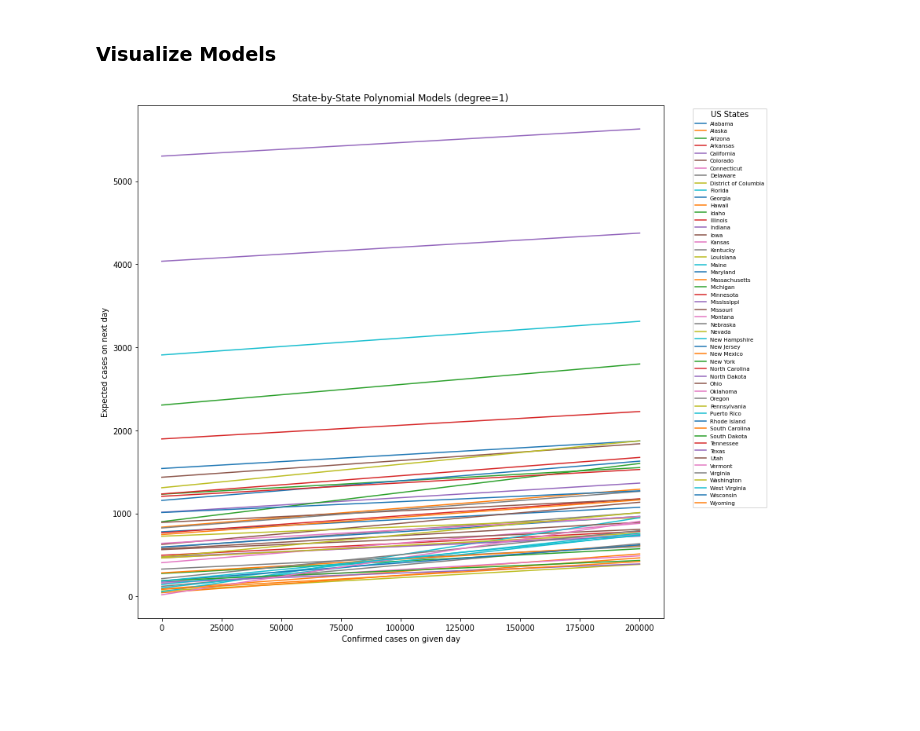
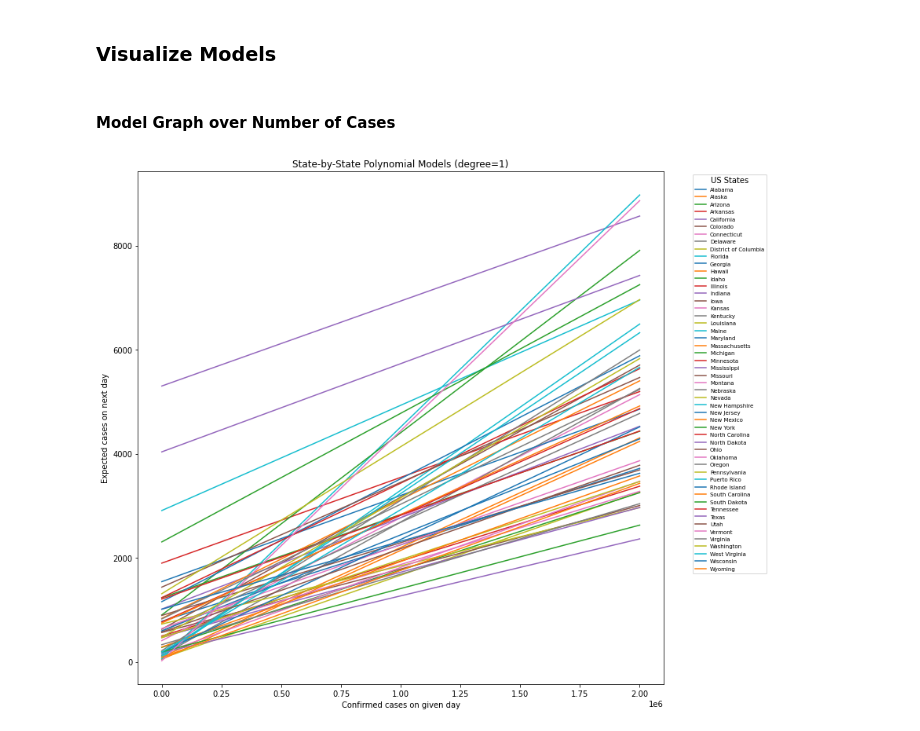
Before and after one commit to s-fitch/coronavirus-2020, a Jupyter notebook: experiments.ipynb, the cells around one changed output. Drawn from its saved outputs; the diff is of its cells as text; code cells hidden in the pictures; blank space fills up the shorter version.

Commit message:
Finished bar chart visualization

```diff
--- a/experiments.ipynb
+++ b/experiments.ipynb
@@ -31,7 +31,7 @@ us_confirmed = data.load_csv_data(us_confirmed)
 
 # Aggregate data for each state
 states = []
-dates = list(df.columns[11:])
+dates = list(us_confirmed.columns[11:])
 cases = []
 
 for state in np.unique(us_confirmed['Province_State']):
@@ -41,7 +41,7 @@ for state in np.unique(us_confirmed['Province_State']):
     cases.append(list(np.sum(state_cases, axis=0)))
     states.append(state)
 
-states = np.array(labels)
+states = np.array(states)
 dates = np.array(dates)
 cases = np.array(cases)
 # %% [markdown]
@@ -103,24 +103,26 @@ Fit np.polyfit models with degree=DEGREE
 # %%
 DEGREE = 1
 
-models = [np.polyfit(model_X[i], model_Y[i], DEGREE) for i in range(model_X.shape[0])]
+models = np.array([np.polyfit(model_X[i], model_Y[i], DEGREE) for i in range(model_X.shape[0])])
 # %% [markdown]
 ### Visualize Models
+# %% [markdown]
+#### Model Graph over Number of Cases
 # %%
 fig, axes = plt.subplots(1, 1, figsize=(12, 12))
 
 plt.title('State-by-State Polynomial Models (degree={0})'.format(DEGREE))
 plt.xlabel('Confirmed cases on given day')
 plt.ylabel('Expected cases on next day')
 
 median = np.median(model_X)
 #case_vals = np.linspace(median-1000, median+1000, num=10)
-case_vals = np.linspace(0, 200000, num=1000)
+case_vals = np.linspace(0, 2000000, num=1000)
 
 for i in range(model_states.shape[0]):
     plt.plot(case_vals, np.polyval(models[i], case_vals), label=model_states[i])
 plt.legend(title='US States', bbox_to_anchor=(1.05, 1), loc='upper left', prop=fontP)
 
 plt.savefig('./exp/results/US_models.png')
 # %% [output]
-[figure, old version]
+[figure, new version]
```
Also changed, not shown: parts of 2 cells of this notebook, 2 other files.
